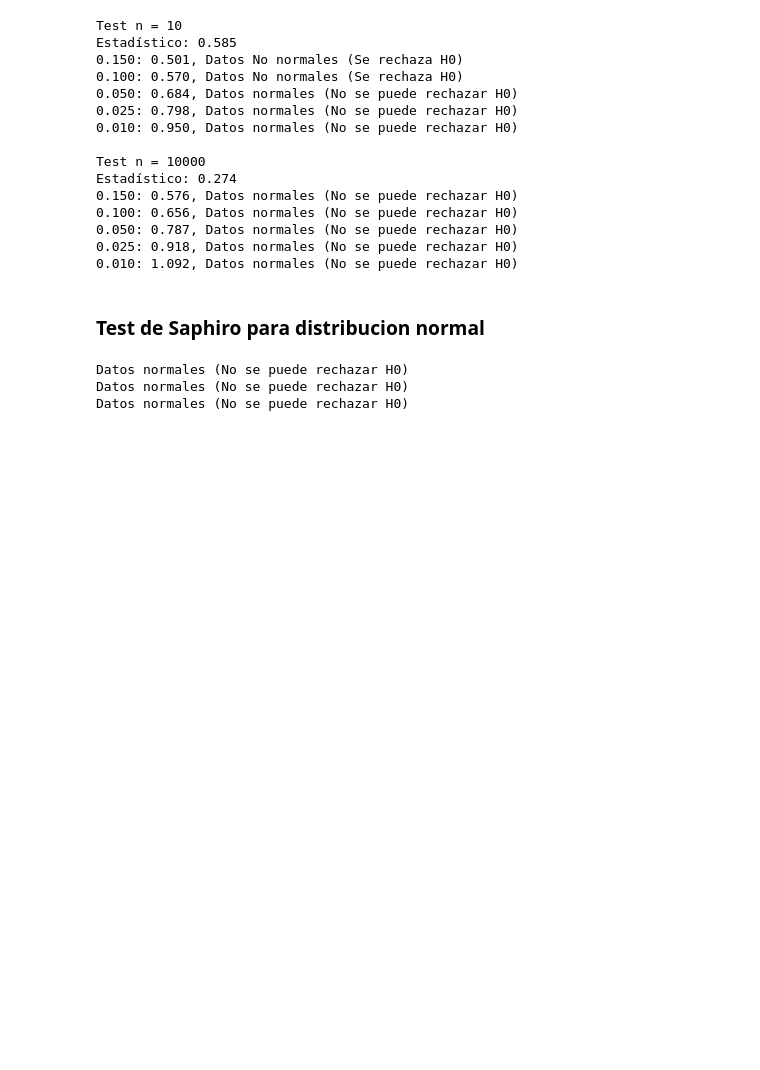
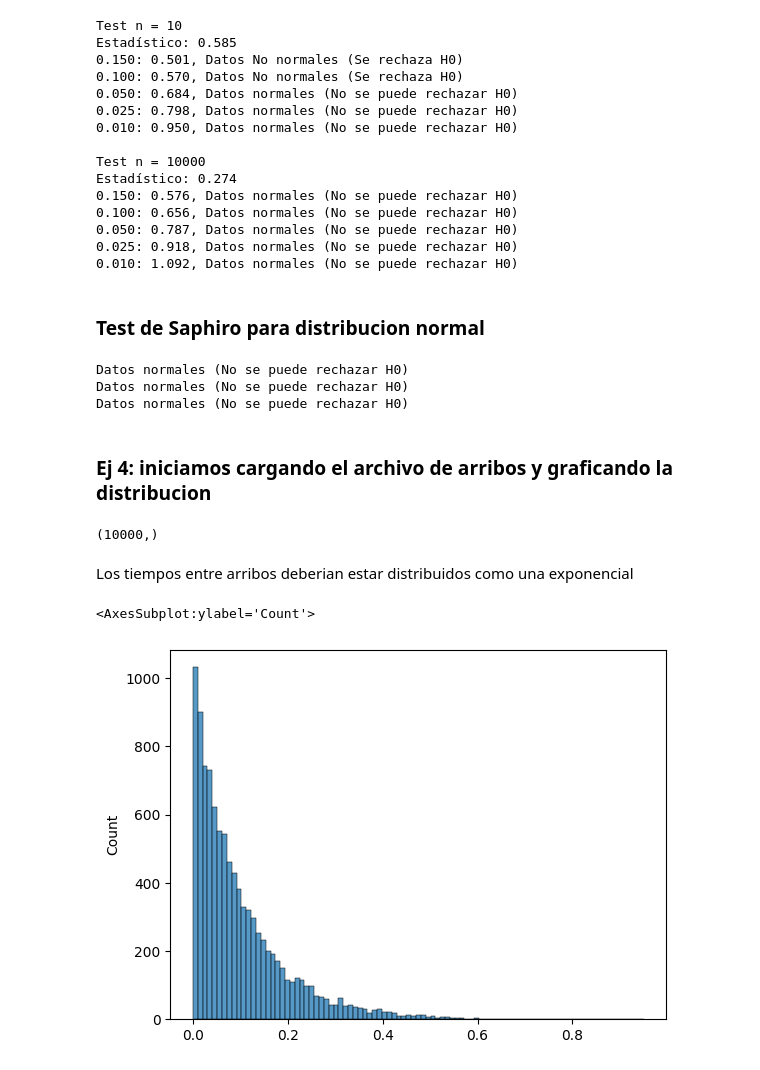
Before and after one commit to ramirogestoso/simulacion-2c-2022, a Jupyter notebook: testRand.ipynb, the cells around one changed output. Drawn from its saved outputs; the diff is of its cells as text; code cells hidden in the pictures; blank space fills up the shorter version.

```diff
--- a/testRand.ipynb
+++ b/testRand.ipynb
@@ -191,3 +193,17 @@ for n in [10, 10_000, 100_000]:
 Datos normales (No se puede rechazar H0)
 Datos normales (No se puede rechazar H0)
 Datos normales (No se puede rechazar H0)
+# %% [markdown]
+### Ej 4: iniciamos cargando el archivo de arribos y graficando la distribucion
+# %%
+tiempos_entre_arribos = np.loadtxt('tiempos_entre_arribos.txt')
+tiempos_entre_arribos.shape
+# %% [output]
+(10000,)
+# %% [markdown]
+Los tiempos entre arribos deberian estar distribuidos como una exponencial
+# %%
+sns.histplot(tiempos_entre_arribos)
+# %% [output]
+<AxesSubplot:ylabel='Count'>
+[figure, added]
```
Also changed, not shown: parts of 7 cells of this notebook.
